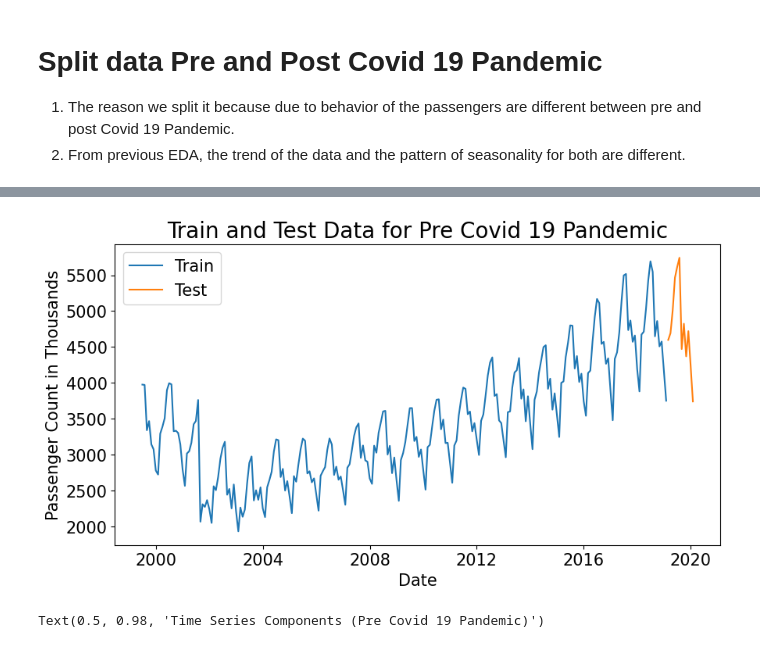
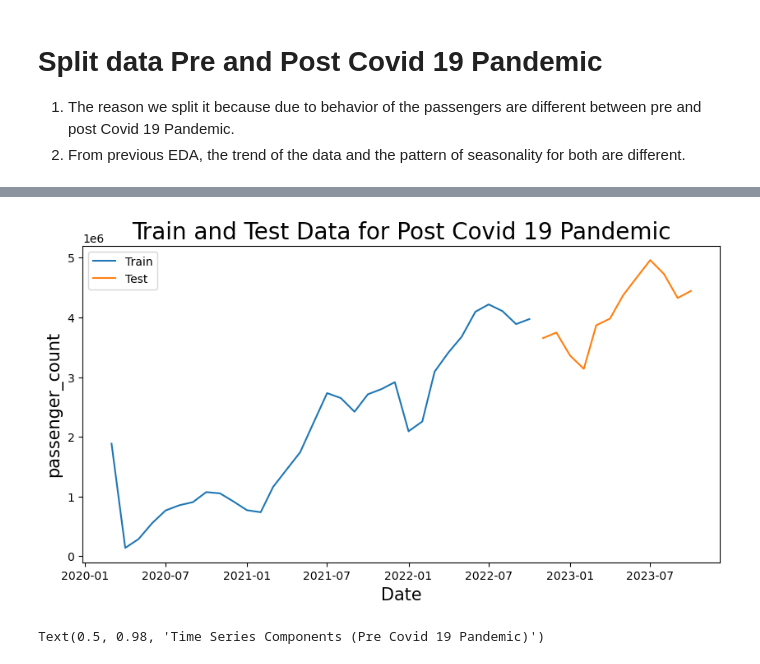
Before and after one commit to marcellinus-witarsah/us-air-passenger-forecast, a Jupyter notebook: notebooks/02-modelling-20240113.ipynb, the cells around one changed output, grey strips where cells are left out. Saved outputs shown, nothing was run; the diff lists cells and outputs as text; code cells hidden in the pictures.

```diff
--- a/notebooks/02-modelling-20240113.ipynb
+++ b/notebooks/02-modelling-20240113.ipynb
@@ -64,15 +57,8 @@ plt.show()
 # %%
 # Visualize Train and Testing Data for Pre Covid 19 Pandemic
-plt.figure(figsize=(10, 5))
-plt.plot(train_pre_covid['date'], train_pre_covid['passenger_count']/1_000, label='Train')
-plt.plot(test_pre_covid['date'], test_pre_covid['passenger_count']/1_000, label='Test')
-plt.title("Train and Test Data for Pre Covid 19 Pandemic", size=20)
-plt.xlabel("Date", size=15)
-plt.ylabel("Passenger Count in Thousands", size=15)
-plt.legend()
-plt.show()
+train_test_plot(train_post_covid, test_post_covid, 'date', 'passenger_count', "Train and Test Data for Post Covid 19 Pandemic")
 # %% [output]
-[figure, old version]
+[figure, new version]
 # %%
 plt.rc('figure',figsize=(14,8))
 plt.rc('font',size=15)
```
Also changed, not shown: parts of 3 cells of this notebook.
